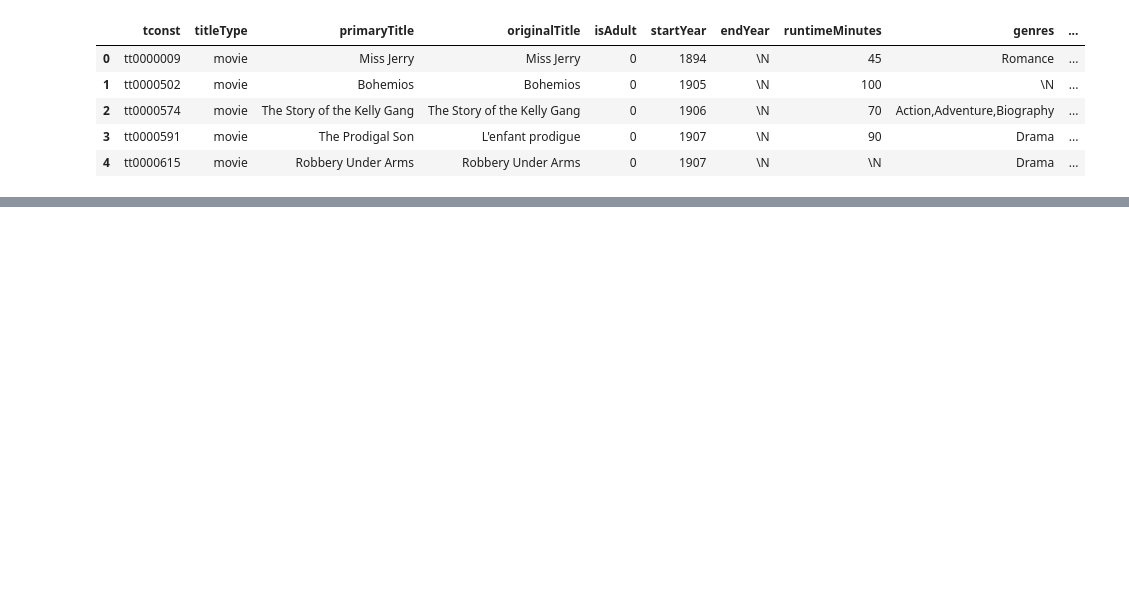
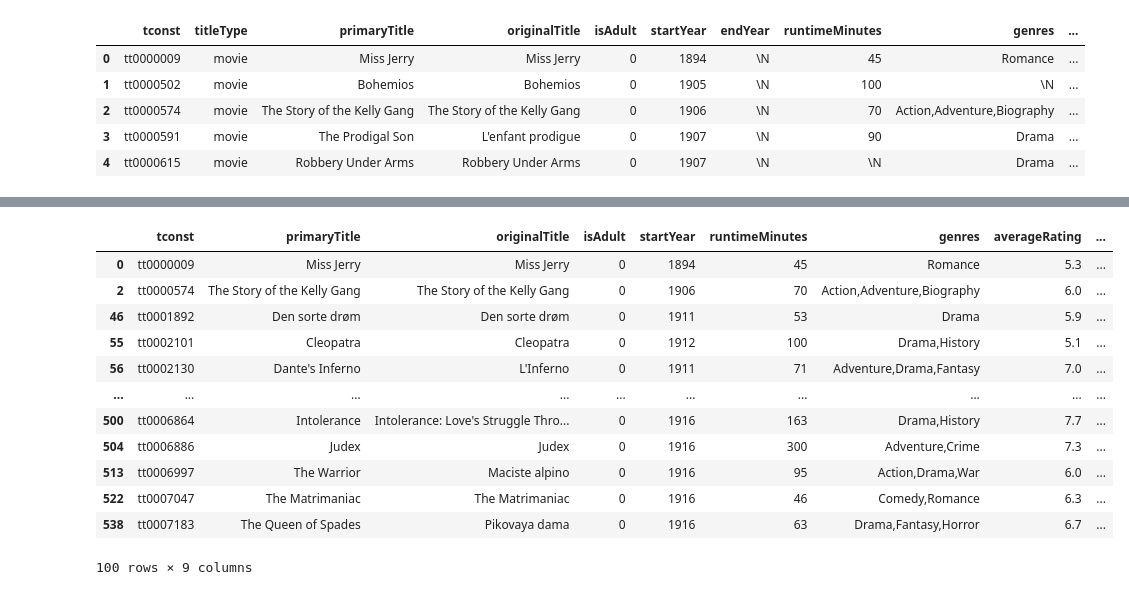
Before and after one commit to davidk1401/IMDb-movie-data, a Jupyter notebook: Movies-Rated-100-Times.ipynb, the cells around one changed output, grey strips where cells are left out. Saved outputs shown, nothing was run; the diff lists cells and outputs as text; code cells hidden in the pictures; blank space fills up the shorter version.

```diff
--- a/Movies-Rated-100-Times.ipynb
+++ b/Movies-Rated-100-Times.ipynb
@@ -71,0 +92,16 @@ dfRated10
+# %%
+dfRated100Times.head(100)
+# %% [output]
+|  | tconst | primaryTitle | originalTitle | isAdult | startYear | runtimeMinutes | genres | averageRating | ... |
+| 0 | tt0000009 | Miss Jerry | Miss Jerry | 0 | 1894 | 45 | Romance | 5.3 | ... |
+| 2 | tt0000574 | The Story of the Kelly Gang | The Story of the Kelly Gang | 0 | 1906 | 70 | Action,Adventure,Biography | 6.0 | ... |
+| 46 | tt0001892 | Den sorte drøm | Den sorte drøm | 0 | 1911 | 53 | Drama | 5.9 | ... |
+| 55 | tt0002101 | Cleopatra | Cleopatra | 0 | 1912 | 100 | Drama,History | 5.1 | ... |
+| 56 | tt0002130 | Dante's Inferno | L'Inferno | 0 | 1911 | 71 | Adventure,Drama,Fantasy | 7.0 | ... |
+| ... | ... | ... | ... | ... | ... | ... | ... | ... | ... |
+| 500 | tt0006864 | Intolerance | Intolerance: Love's Struggle Thro... | 0 | 1916 | 163 | Drama,History | 7.7 | ... |
+| 504 | tt0006886 | Judex | Judex | 0 | 1916 | 300 | Adventure,Crime | 7.3 | ... |
+| 513 | tt0006997 | The Warrior | Maciste alpino | 0 | 1916 | 95 | Action,Drama,War | 6.0 | ... |
+| 522 | tt0007047 | The Matrimaniac | The Matrimaniac | 0 | 1916 | 46 | Comedy,Romance | 6.3 | ... |
+| 538 | tt0007183 | The Queen of Spades | Pikovaya dama | 0 | 1916 | 63 | Drama,Fantasy,Horror | 6.7 | ... |
+100 rows × 9 columns
```
Also changed, not shown: parts of 21 cells of this notebook.
